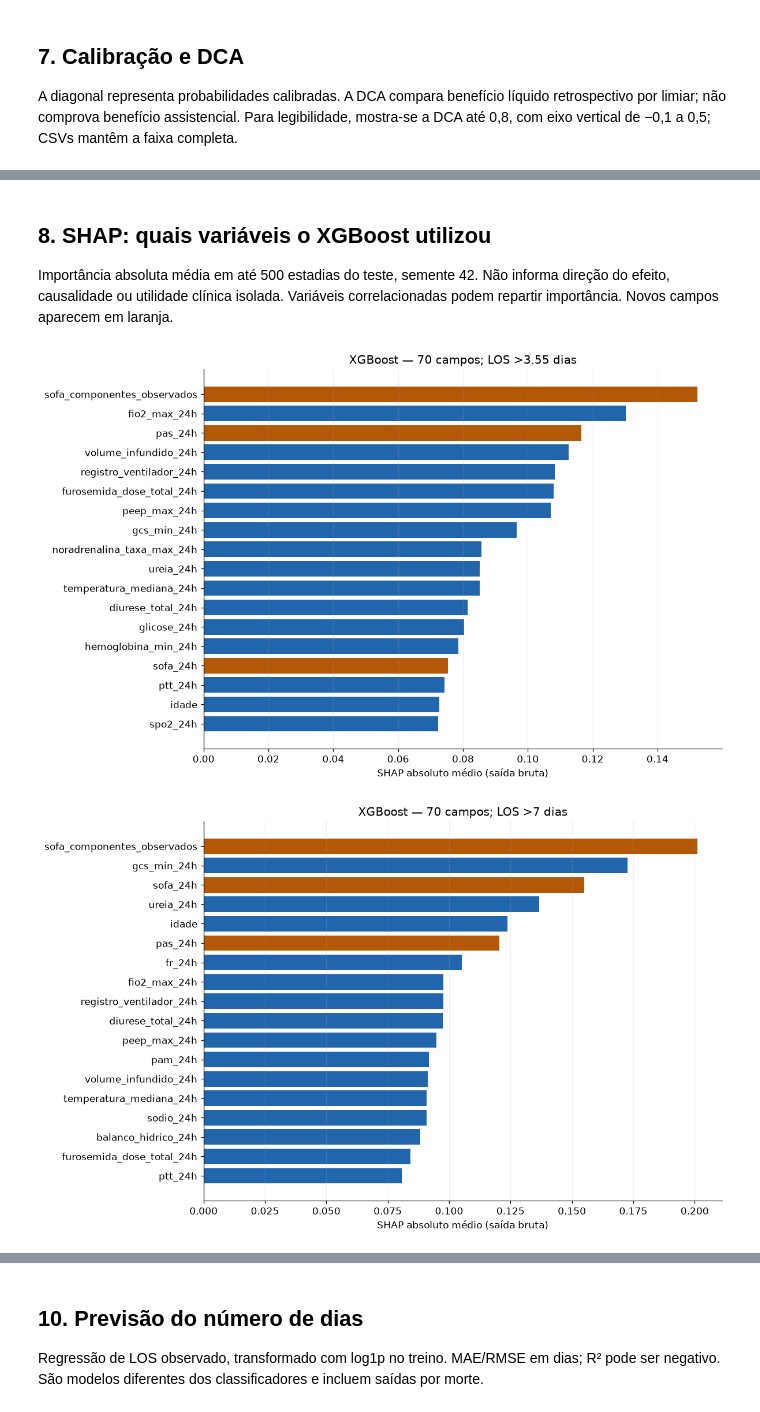
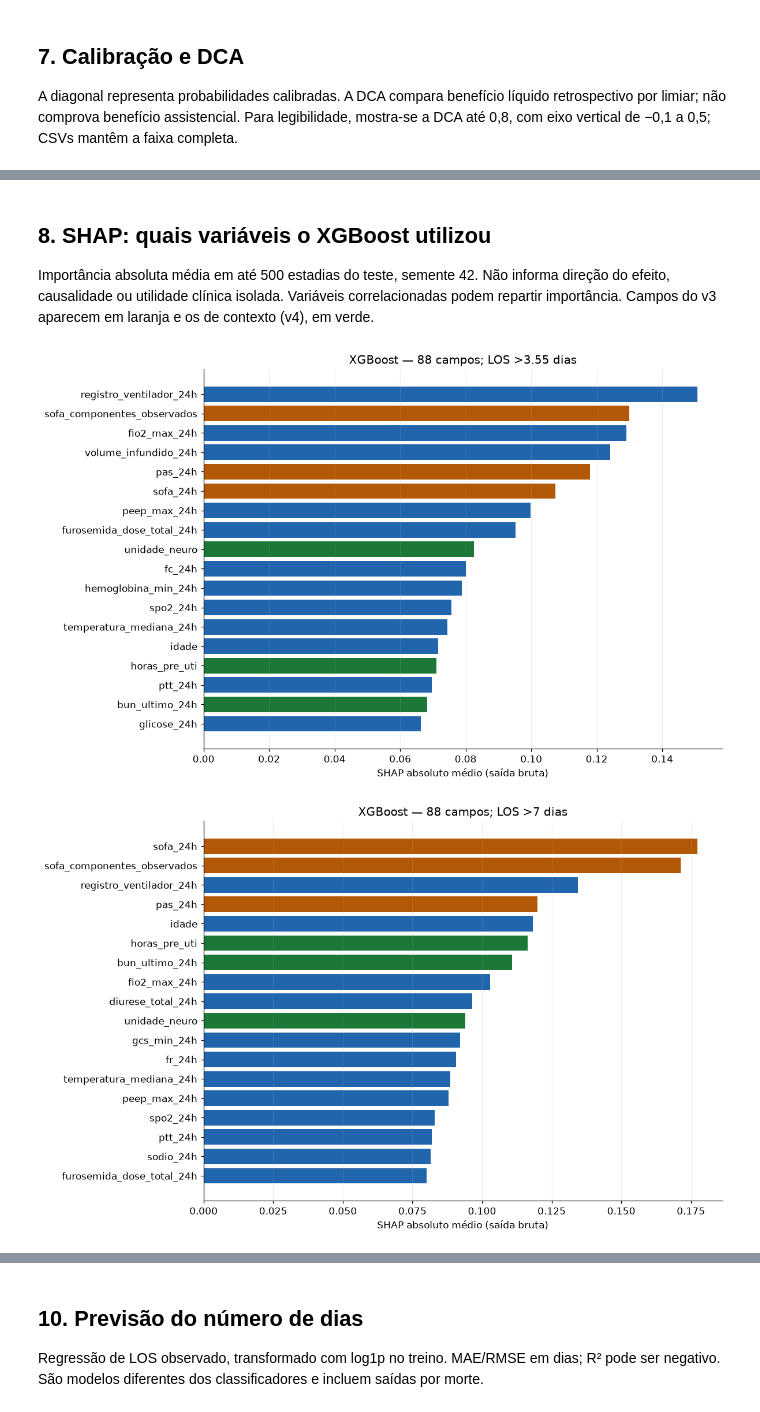
Before and after one commit to sofiarecreio/tcc, a Jupyter notebook: protocolo_24h_mimic_eicu.ipynb, the cells around one changed output, grey strips where cells are left out. Saved outputs shown, nothing was run; the diff lists cells and outputs as text; code cells hidden in the pictures.

```diff
--- a/protocolo_24h_mimic_eicu.ipynb
+++ b/protocolo_24h_mimic_eicu.ipynb
@@ -114,7 +124,7 @@ display(metrics[['perfil','base','modelo','corte','n','auc','auc_ic95_inf','auc_
 fig,axes=plt.subplots(1,2,figsize=(14,5))
 for ax,cut in zip(axes,[3.55,7.]):
     tab=metrics[metrics.corte.eq(cut)].copy()
-    tab['rotulo']=tab.perfil.replace({'completo_ampliado':'70 campos','harmonizado':'65 campos'})+' / '+tab.base+' / '+tab.modelo
+    tab['rotulo']=tab.perfil.replace({'completo_ampliado':f'{N_COMPLETO} campos','harmonizado':f'{N_HARM} campos'})+' / '+tab.base+' / '+tab.modelo
     pos=np.arange(len(tab))
     ax.errorbar(tab.auc,pos,xerr=[tab.auc-tab.auc_ic95_inf,tab.auc_ic95_sup-tab.auc],fmt='o',color='#2166ac',capsize=4)
     ax.set_yticks(pos,tab.rotulo);ax.invert_yaxis()
@@ -145,16 +157,18 @@ A ablação mais abaixo isola o acréscimo de variáveis sob o mesmo ajuste XGBo
 # %%
 oldroot=Path('artefatos_protocolo_24h')
 rows=[]
-for profile,newfolder,oldfolder,base in [
-    ('MIMIC: 54 → 70','completo_ampliado/interno','completo/interno','mimic'),
-    ('eICU: 13 → 65','harmonizado/externo','comum/externo','eicu')]:
+for profile,newfolder,oldbase,base in [
+    ('MIMIC: 54 → v4',ROOT/'completo_ampliado/interno',oldroot/'completo/interno','mimic'),
+    ('eICU: 13 → v4',ROOT/'harmonizado/externo',oldroot/'comum/externo','eicu'),
+    ('MIMIC: v3 → v4 (contexto)',ROOT/'completo_ampliado/interno',V3/'completo_ampliado/interno','mimic'),
+    ('eICU: v3 → v4 (contexto)',ROOT/'harmonizado/externo',V3/'harmonizado/externo','eicu')]:
     for cut in [3.55,7.]:
         for model in ['xgboost','rede_neural']:
             key=f'{model}_{cut:g}d'
-            a=pd.read_csv(ROOT/newfolder/key/'previsoes.csv')
-            b=pd.read_csv(oldroot/oldfolder/key/'previsoes.csv')
-            old=pd.read_csv(oldroot/oldfolder/key/'metricas.csv').iloc[0]
-            new=pd.read_csv(ROOT/newfolder/key/'metricas.csv').iloc[0]
+            a=pd.read_csv(newfolder/key/'previsoes.csv')
+            b=pd.read_csv(oldbase/key/'previsoes.csv')
+            old=pd.read_csv(oldbase/key/'metricas.csv').iloc[0]
+            new=pd.read_csv(newfolder/key/'metricas.csv').iloc[0]
             delta=diferenca_pareada(a,b,bootstrap=500)
             rows.append(dict(comparacao=profile,modelo=model,corte=cut,auc_antes=old.auc,auc_agora=new.auc,
                 delta=delta['delta_completo_menos_variante'],ic95_inf=delta['ic95_inf'],ic95_sup=delta['ic95_sup']))
@@ -213,7 +235,7 @@ Teste interno do painel completo e validação externa do harmonizado.
 Os números são calculados nas mesmas previsões usadas nas tabelas de métricas.
 # %%
 fig,axes=plt.subplots(2,2,figsize=(11,9))
-for row,(profile,place,title) in enumerate([('completo_ampliado','interno','MIMIC — 70 campos'),('harmonizado','externo','eICU — 65 campos')]):
+for row,(profile,place,title) in enumerate([('completo_ampliado','interno',f'MIMIC — {N_COMPLETO} campos'),('harmonizado','externo',f'eICU — {N_HARM} campos')]):
     for col,cut in enumerate([3.55,7.]):
         ax=axes[row,col]
         for model in CORES:
@@ -232,7 +254,7 @@ A diagonal representa probabilidades calibradas. A DCA compara benefício líqui
 retrospectivo por limiar; não comprova benefício assistencial. Para legibilidade,
 mostra-se a DCA até 0,8, com eixo vertical de −0,1 a 0,5; CSVs mantêm a faixa completa.
 # %%
-for profile,place,title in [('completo_ampliado','interno','MIMIC — 70 campos'),('harmonizado','externo','eICU — 65 campos')]:
+for profile,place,title in [('completo_ampliado','interno',f'MIMIC — {N_COMPLETO} campos'),('harmonizado','externo',f'eICU — {N_HARM} campos')]:
     fig,axes=plt.subplots(2,2,figsize=(12,8))
     for row,cut in enumerate([3.55,7.]):
         for model in CORES:
@@ -255,19 +277,19 @@ for profile,place,title in [('completo_ampliado','interno','MIMIC — 70 campos'
 
 Importância absoluta média em até 500 estadias do teste, semente 42. Não informa
 direção do efeito, causalidade ou utilidade clínica isolada. Variáveis correlacionadas
-podem repartir importância. Novos campos aparecem em laranja.
+podem repartir importância. Campos do v3 aparecem em laranja e os de contexto (v4), em verde.
 # %%
 for cut in [3.55,7.]:
     sh=pd.read_csv(ROOT/'completo_ampliado/interno'/f'xgboost_{cut:g}d/shap.csv')
     sh['nome']=sh.variavel.str.replace('num__','',regex=False).str.replace('cat__','',regex=False)
     top=sh.head(18).sort_values('shap_absoluto_medio')
     fig,ax=plt.subplots(figsize=(11,7))
-    ax.barh(top.nome,top.shap_absoluto_medio,color=['#b35806' if n in NOVAS else '#2166ac' for n in top.nome])
-    ax.set(xlabel='SHAP absoluto médio (saída bruta)',title=f'XGBoost — 70 campos; LOS >{cut:g} dias')
+    ax.barh(top.nome,top.shap_absoluto_medio,color=['#1b7837' if n in CONTEXTO else ('#b35806' if n in NOVAS else '#2166ac') for n in top.nome])
+    ax.set(xlabel='SHAP absoluto médio (saída bruta)',title=f'XGBoost — {N_COMPLETO} campos; LOS >{cut:g} dias')
     ax.grid(axis='x',alpha=.2);plt.tight_layout();plt.show()
 # %% [output]
-[figure, old version]
+[figure, new version]
-[figure, old version]
+[figure, new version]
 # %% [markdown]
 ## 9. Ablações: o que cada alteração acrescentou
 
```
Also changed, not shown: parts of 17 cells of this notebook, 14 other files.
